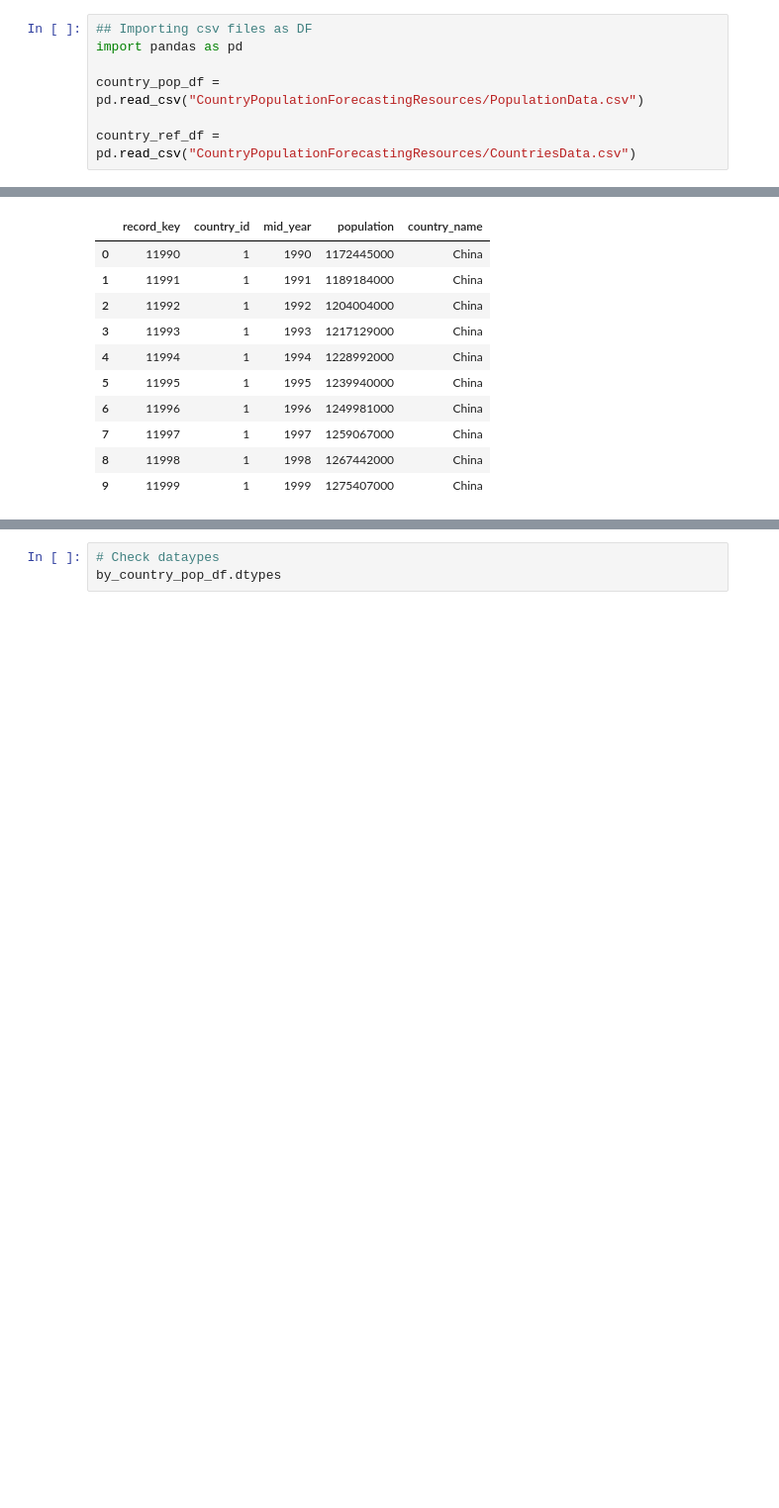
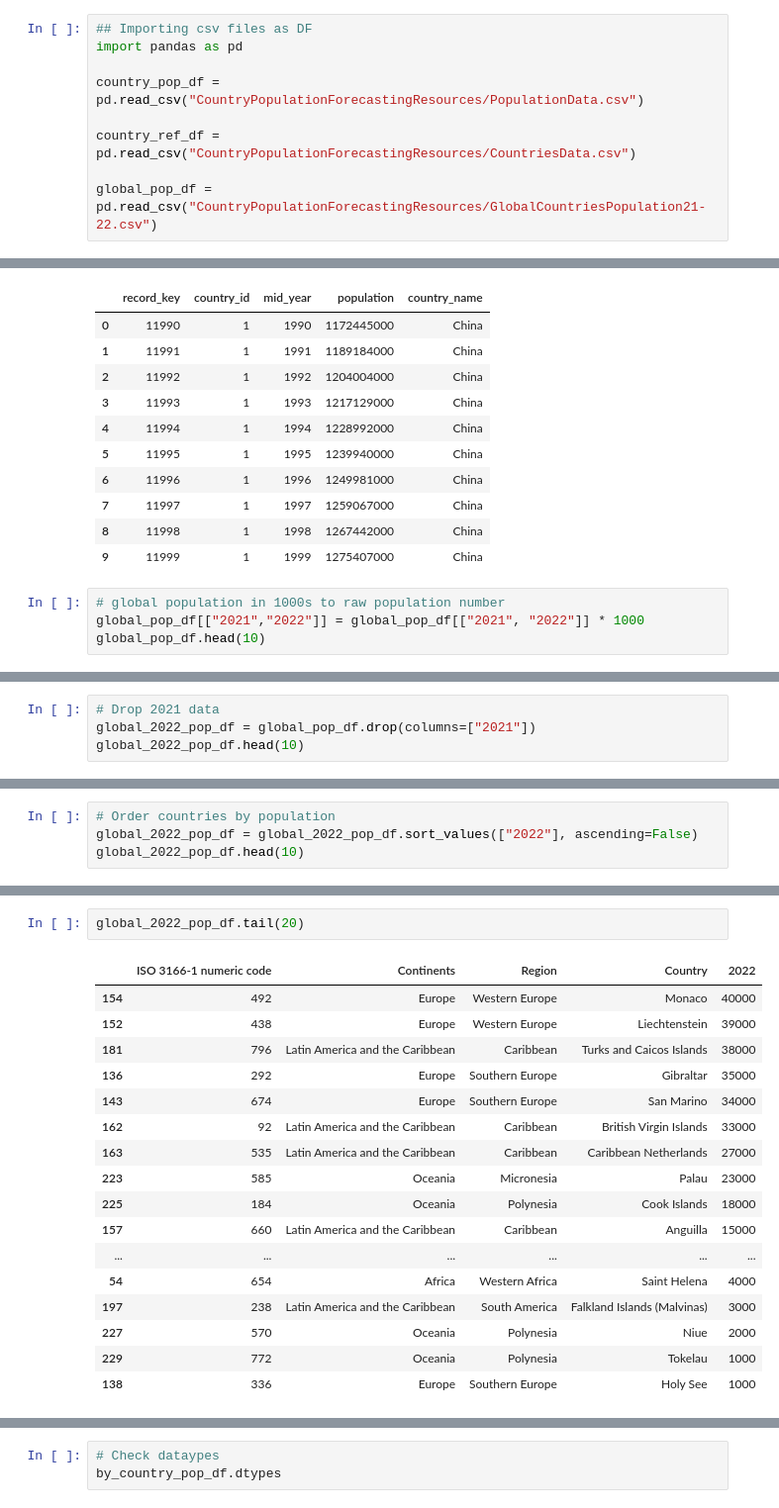
Before and after one commit to dkristek/UN_Country_Population_Growth, a Jupyter notebook: Pop_countries_Dtypes.ipynb, the cells around one changed output, grey strips where cells are left out. Shown: that part at 99% size. Drawn from its saved outputs; the diff is of its cells as text; blank space fills up the shorter version.

Commit message:
Updating data

```diff
--- a/Pop_countries_Dtypes.ipynb
+++ b/Pop_countries_Dtypes.ipynb
@@ -5,6 +5,8 @@ import pandas as pd
 country_pop_df = pd.read_csv("CountryPopulationForecastingResources/PopulationData.csv")
 
 country_ref_df = pd.read_csv("CountryPopulationForecastingResources/CountriesData.csv")
+
+global_pop_df = pd.read_csv("CountryPopulationForecastingResources/GlobalCountriesPopulation21-22.csv")
 # %%
 # View pop df
 country_pop_df.head(10)
@@ -62,3 +79,7 @@ by_country_pop_df.head(10)
 | 7 | 11997 | 1 | 1997 | 1259067000 | China |
 | 8 | 11998 | 1 | 1998 | 1267442000 | China |
 | 9 | 11999 | 1 | 1999 | 1275407000 | China |
+# %%
+# global population in 1000s to raw population number
+global_pop_df[["2021","2022"]] = global_pop_df[["2021", "2022"]] * 1000
+global_pop_df.head(10)
@@ -64,0 +98,4 @@ by_country_pop_df.head(10)
+# %%
+# Drop 2021 data
+global_2022_pop_df = global_pop_df.drop(columns=["2021"])
+global_2022_pop_df.head(10)
@@ -64,0 +127,4 @@ by_country_pop_df.head(10)
+# %%
+# Order countries by population
+global_2022_pop_df = global_2022_pop_df.sort_values(["2022"], ascending=False)
+global_2022_pop_df.head(10)
@@ -64,0 +143,20 @@ by_country_pop_df.head(10)
+# %%
+global_2022_pop_df.tail(20)
+# %% [output]
+|  | ISO 3166-1 numeric code | Continents | Region | Country | 2022 |
+| 154 | 492 | Europe | Western Europe | Monaco | 40000 |
+| 152 | 438 | Europe | Western Europe | Liechtenstein | 39000 |
+| 181 | 796 | Latin America and the Caribbean | Caribbean | Turks and Caicos Islands | 38000 |
+| 136 | 292 | Europe | Southern Europe | Gibraltar | 35000 |
+| 143 | 674 | Europe | Southern Europe | San Marino | 34000 |
+| 162 | 92 | Latin America and the Caribbean | Caribbean | British Virgin Islands | 33000 |
+| 163 | 535 | Latin America and the Caribbean | Caribbean | Caribbean Netherlands | 27000 |
+| 223 | 585 | Oceania | Micronesia | Palau | 23000 |
+| 225 | 184 | Oceania | Polynesia | Cook Islands | 18000 |
+| 157 | 660 | Latin America and the Caribbean | Caribbean | Anguilla | 15000 |
+| ... | ... | ... | ... | ... | ... |
+| 54 | 654 | Africa | Western Africa | Saint Helena | 4000 |
+| 197 | 238 | Latin America and the Caribbean | South America | Falkland Islands (Malvinas) | 3000 |
+| 227 | 570 | Oceania | Polynesia | Niue | 2000 |
+| 229 | 772 | Oceania | Polynesia | Tokelau | 1000 |
+| 138 | 336 | Europe | Southern Europe | Holy See | 1000 |
```
Also changed, not shown: parts of 9 cells of this notebook, 1 other file.
